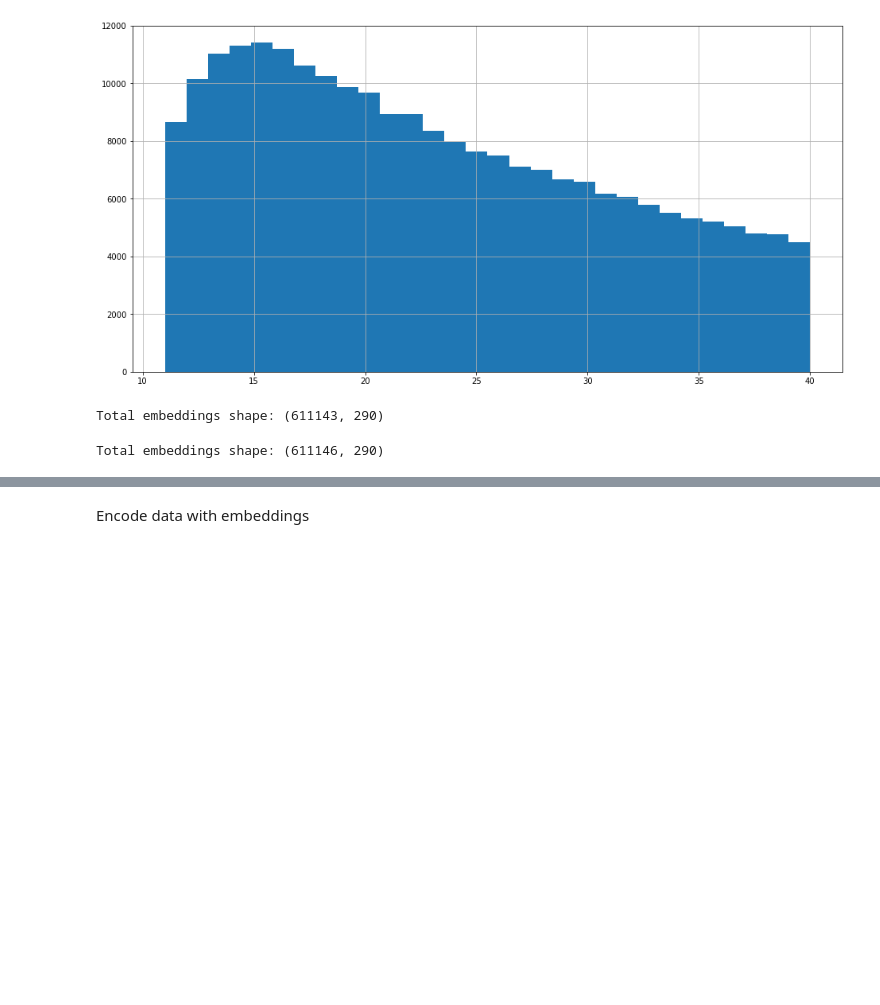
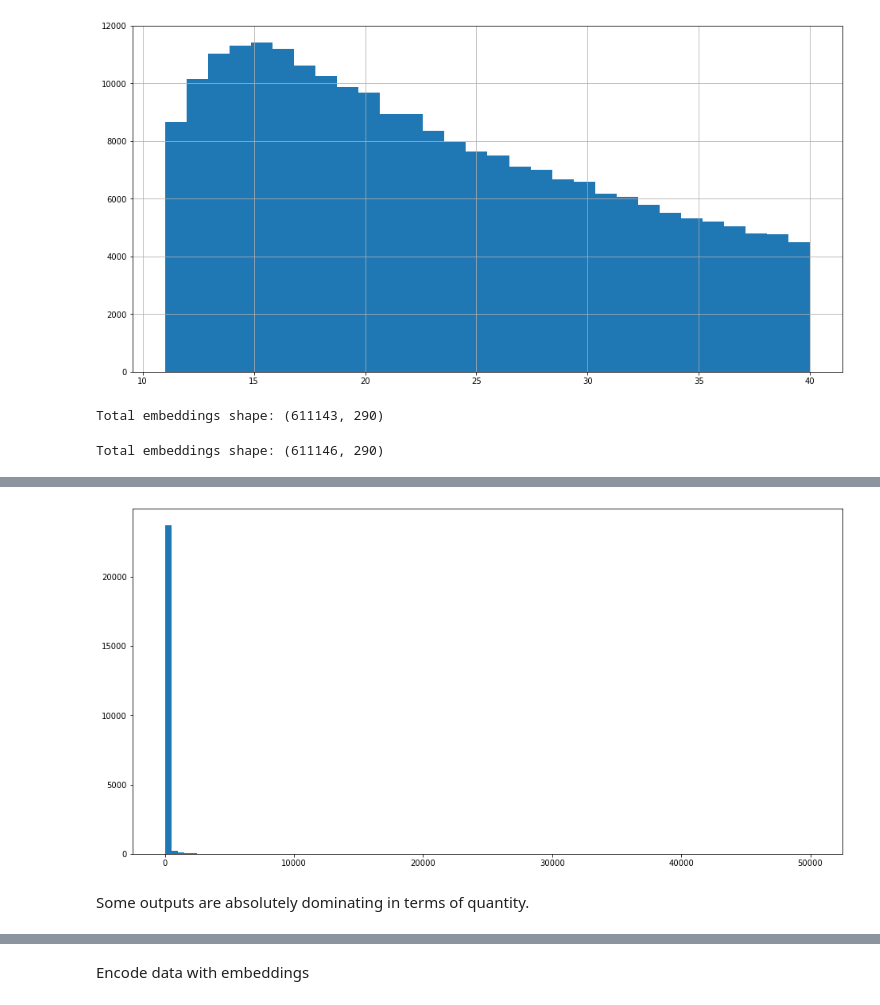
Before and after one commit to MrDVolk/text-generation, a Jupyter notebook: 3. sequential-base-model.ipynb, the cells around one changed output, grey strips where cells are left out. Saved outputs shown, nothing was run; the diff lists cells and outputs as text; code cells hidden in the pictures; blank space fills up the shorter version.

```diff
--- a/3. sequential-base-model.ipynb
+++ b/3. sequential-base-model.ipynb
@@ -187,0 +194,7 @@ clean_seq_reviews_df.describe()
+# %%
+plt.figure(figsize=(16,8))
+_ = plt.hist(clean_seq_reviews_df['output'].value_counts().values, bins=100)
+# %% [output]
+[figure, added]
+# %% [markdown]
+Some outputs are absolutely dominating in terms of quantity.
```
Also changed, not shown: parts of 21 cells of this notebook.
